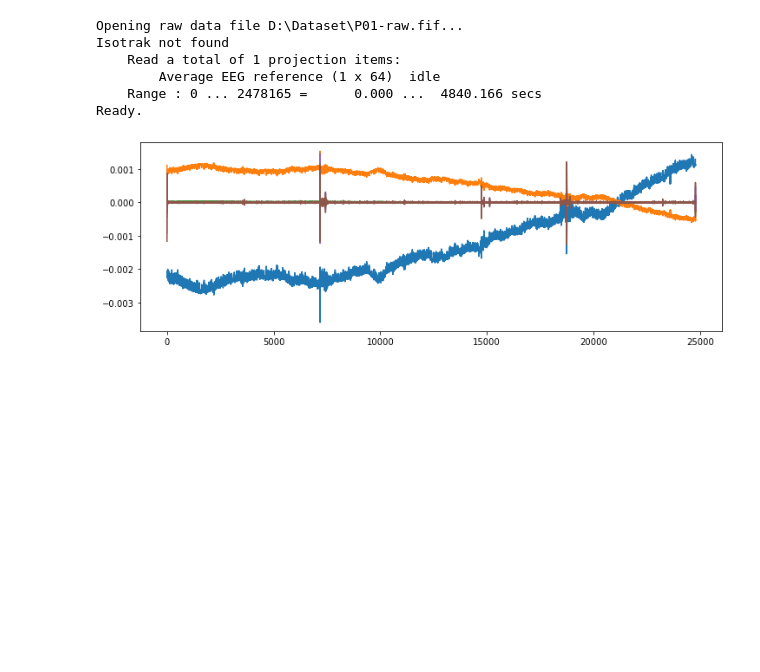
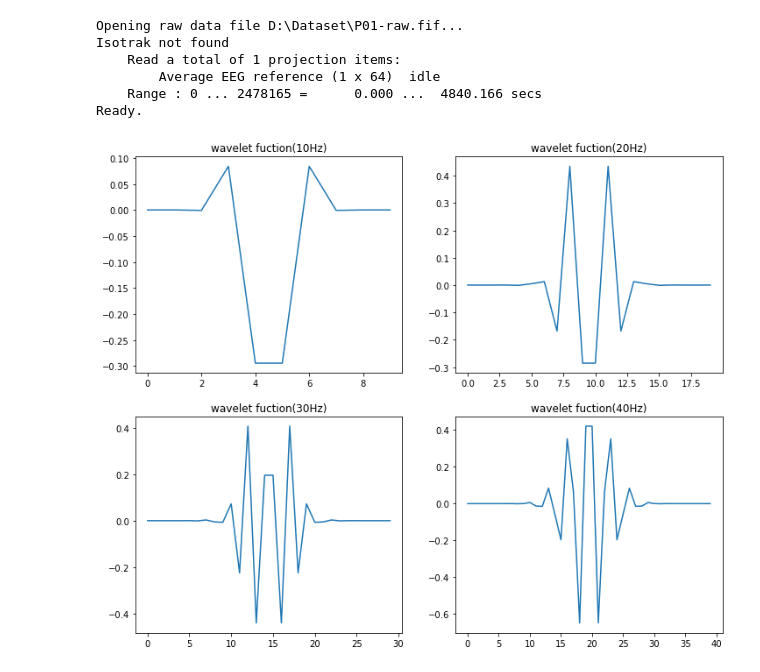
Before and after one commit to juhojang/EEG_preprocessing, a Jupyter notebook: Untitled-2.ipynb, the cells around one changed output. Drawn from its saved outputs; the diff is of its cells as text; code cells hidden in the pictures; blank space fills up the shorter version.

Commit message:
raw data를 wavelet transform을 이용하여 변환

```diff
--- a/Untitled-2.ipynb
+++ b/Untitled-2.ipynb
@@ -27,17 +27,6 @@ def cwt(f,t0):
     f_len=np.shape(f)[0]
     result=wavelet_convolution([x,t0])
     return result
-
-time=np.arange(x.size)/100
-
-fig, ax = plt.subplots(figsize=(12,4))
-ax.plot(time,x)
-ax.plot(time,cwt(x,10))
-ax.plot(time,cwt(x,20))
-ax.plot(time,cwt(x,30))
-ax.plot(time,cwt(x,40))
-ax.plot(time,cwt(x,50))
-plt.show()
 # %% [output]
 Opening raw data file D:\Dataset\P01-raw.fif...
 Isotrak not found
@@ -45,4 +34,16 @@ Isotrak not found
         Average EEG reference (1 x 64)  idle
     Range : 0 ... 2478165 =      0.000 ...  4840.166 secs
 Ready.
-[figure, removed]
+# %%
+fig, ax = plt.subplots(2,2,figsize=(12,10))
+ax[0,0].plot(psi(10))
+ax[0,0].set_title('wavelet fuction(10Hz)')
+ax[0,1].plot(psi(20))
+ax[0,1].set_title('wavelet fuction(20Hz)')
+ax[1,0].plot(psi(30))
+ax[1,0].set_title('wavelet fuction(30Hz)')
+ax[1,1].plot(psi(40))
+ax[1,1].set_title('wavelet fuction(40Hz)')
+plt.show()
+# %% [output]
+[figure, added]
```
Also changed, not shown: parts of 1 cell of this notebook.
